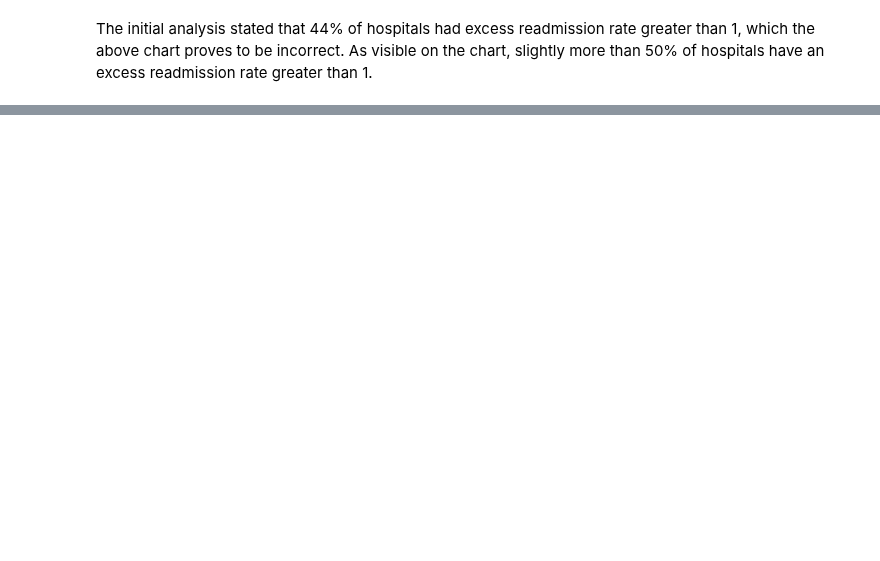
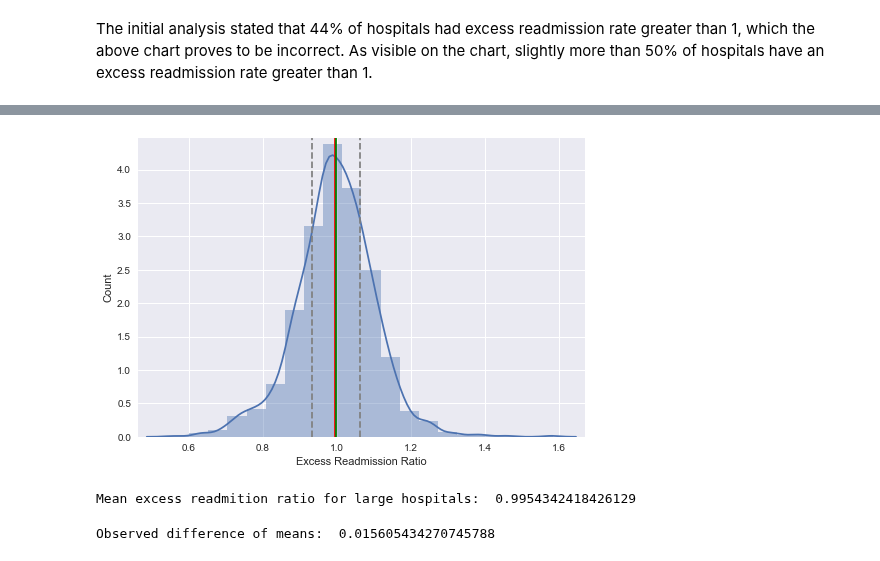
Before and after one commit to mamnunam/Springboard_Data_Science_track, a Jupyter notebook: hospital_readmit/sliderule_dsi_inferential_statistics_exercise_3.ipynb, the cells around one changed output, grey strips where cells are left out. Drawn from its saved outputs; the diff is of its cells as text; code cells hidden in the pictures; blank space fills up the shorter version.

```diff
--- a/hospital_readmit/sliderule_dsi_inferential_statistics_exercise_3.ipynb
+++ b/hospital_readmit/sliderule_dsi_inferential_statistics_exercise_3.ipynb
@@ -302,0 +325,24 @@ The initial analysis stated that 44% of hospitals had excess readmission rate gr
+# %%
+#Histogram of hospitals with 500+ discharges
+df_large = clean_hospital_read_df[clean_hospital_read_df['Number of Discharges'] > 500]
+df_large = df_large['Excess Readmission Ratio']
+
+sns.distplot(df_large, bins = 20)
+_ = plt.axvline(x=np.mean(df_large), color = 'red')
+_ = plt.axvline(x=np.percentile(df_large, 25), linestyle='dashed', color = 'grey')
+_ = plt.axvline(x=np.percentile(df_large, 75), linestyle='dashed', color = 'grey')
+_ = plt.axvline(x=np.median(df_large), color = 'green')
+_ = plt.xlabel('Excess Readmission Ratio')
+_ = plt.ylabel('Count')
+plt.margins(0.02)
+plt.show()
+print("Mean excess readmition ratio for large hospitals: ", np.mean(df_large))
+# %% [output]
+[figure, added]
+Mean excess readmition ratio for large hospitals:  0.9954342418426129
+# %%
+#Calculating the difference of means for small and large hospitals
+diff_mean_observed = np.mean(df_small) - np.mean(df_large)
+print("Observed difference of means: ", diff_mean_observed)
+# %% [output]
+Observed difference of means:  0.015605434270745788
```
Also changed, not shown: parts of 9 cells of this notebook.
